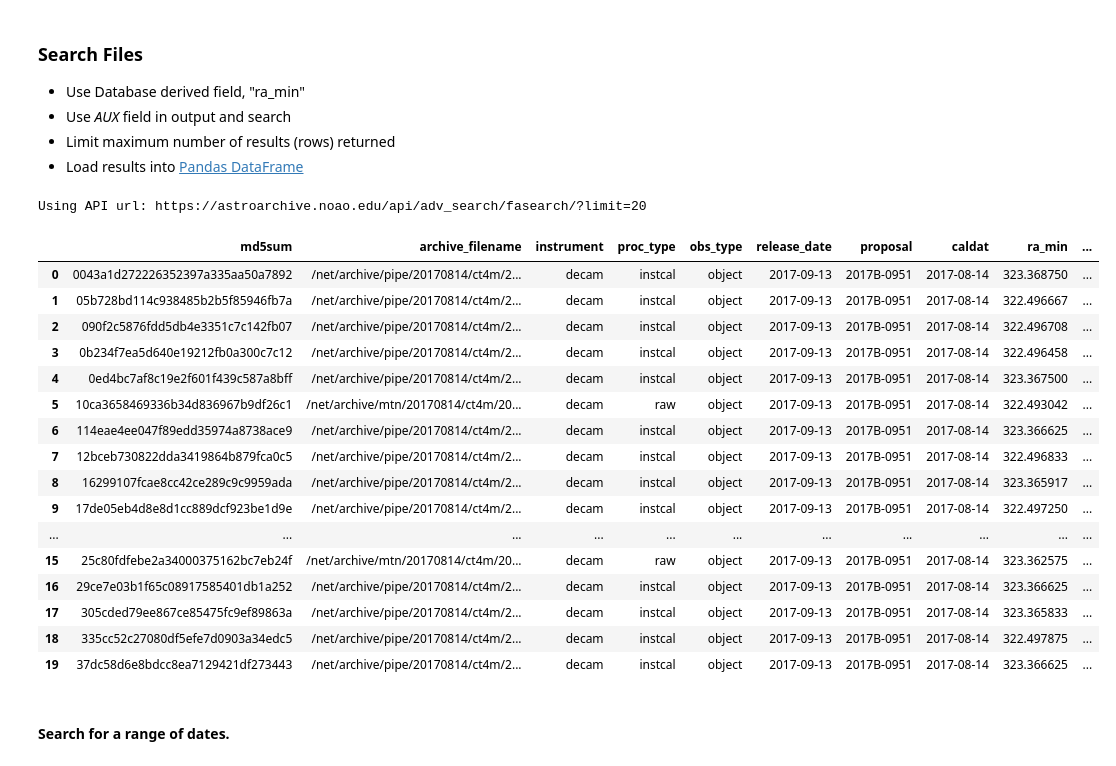
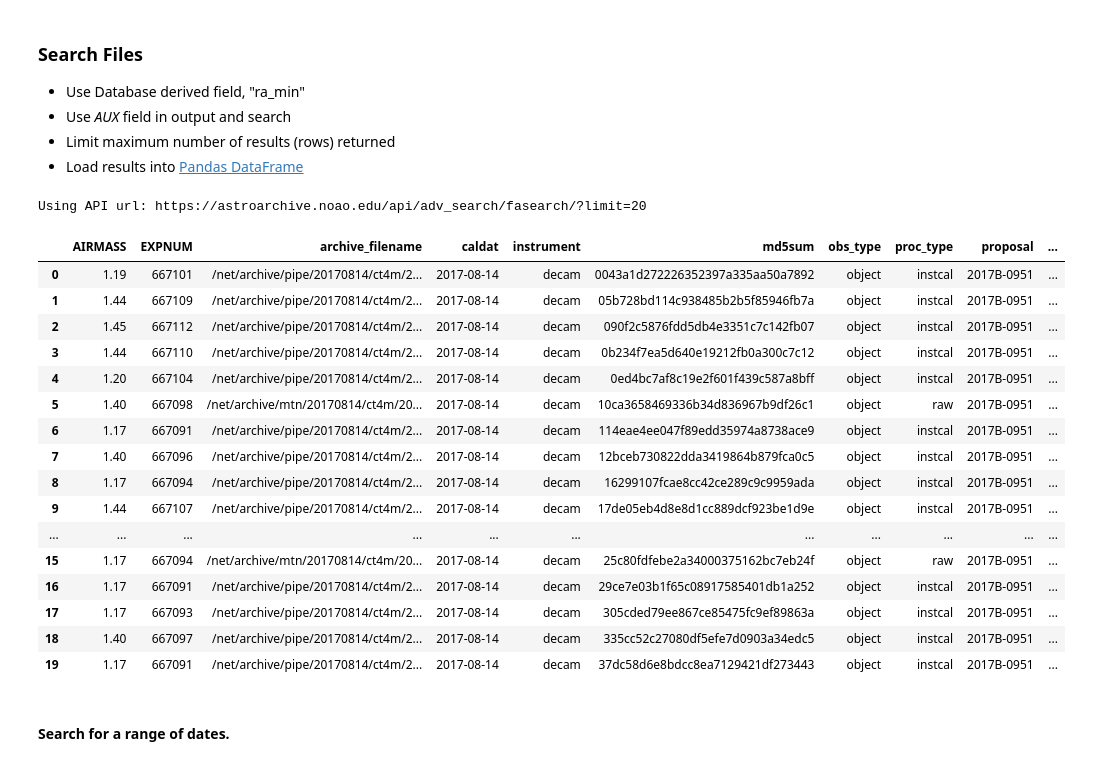
Before and after one commit to NOAO/nat-nb, a Jupyter notebook: advanced-search.ipynb, the cells around one changed output. Drawn from its saved outputs; the diff is of its cells as text; code cells hidden in the pictures.

Commit message:
updated to match AstroArchive Release 2020.09

```diff
--- a/advanced-search.ipynb
+++ b/advanced-search.ipynb
@@ -214,47 +213,47 @@ An Advanced Search is constructed in JSON format, and needs to specify what fiel
 # %%
 jj = {
     "outfields" : [
         "md5sum",
         "ra_min",  # "ra" is a "range_field" in Postgres, access either part of range
         "archive_filename",
         "instrument",
         "proc_type",
         "obs_type",
         "release_date",
         "proposal",
         "caldat",
         "EXPNUM",    # AUX field. Slows search
         "AIRMASS",
     ],
     "search" : [
         ["instrument", "decam"],
         ["proc_type", "raw", "instcal"],
         ["ra_min",322,324],
         ["EXPNUM", 667000, 669000],
     ]
 }
 apiurl = f'{adsurl}/fasearch/?limit=20'
 print(f'Using API url: {apiurl}')
-pd.read_json(json.dumps(requests.post(apiurl,json=jj).json()))
+pd.read_json(json.dumps(requests.post(apiurl,json=jj).json()[1:]))
 # %% [output]
 Using API url: https://astroarchive.noao.edu/api/adv_search/fasearch/?limit=20
-|  | md5sum | archive_filename | instrument | proc_type | obs_type | release_date | proposal | caldat | ra_min | ... |
-| 0 | 0043a1d272226352397a335aa50a7892 | /net/archive/pipe/20170814/ct4m/2... | decam | instcal | object | 2017-09-13 | 2017B-0951 | 2017-08-14 | 323.368750 | ... |
-| 1 | 05b728bd114c938485b2b5f85946fb7a | /net/archive/pipe/20170814/ct4m/2... | decam | instcal | object | 2017-09-13 | 2017B-0951 | 2017-08-14 | 322.496667 | ... |
-| 2 | 090f2c5876fdd5db4e3351c7c142fb07 | /net/archive/pipe/20170814/ct4m/2... | decam | instcal | object | 2017-09-13 | 2017B-0951 | 2017-08-14 | 322.496708 | ... |
-| 3 | 0b234f7ea5d640e19212fb0a300c7c12 | /net/archive/pipe/20170814/ct4m/2... | decam | instcal | object | 2017-09-13 | 2017B-0951 | 2017-08-14 | 322.496458 | ... |
-| 4 | 0ed4bc7af8c19e2f601f439c587a8bff | /net/archive/pipe/20170814/ct4m/2... | decam | instcal | object | 2017-09-13 | 2017B-0951 | 2017-08-14 | 323.367500 | ... |
-| 5 | 10ca3658469336b34d836967b9df26c1 | /net/archive/mtn/20170814/ct4m/20... | decam | raw | object | 2017-09-13 | 2017B-0951 | 2017-08-14 | 322.493042 | ... |
-| 6 | 114eae4ee047f89edd35974a8738ace9 | /net/archive/pipe/20170814/ct4m/2... | decam | instcal | object | 2017-09-13 | 2017B-0951 | 2017-08-14 | 323.366625 | ... |
-| 7 | 12bceb730822dda3419864b879fca0c5 | /net/archive/pipe/20170814/ct4m/2... | decam | instcal | object | 2017-09-13 | 2017B-0951 | 2017-08-14 | 322.496833 | ... |
-| 8 | 16299107fcae8cc42ce289c9c9959ada | /net/archive/pipe/20170814/ct4m/2... | decam | instcal | object | 2017-09-13 | 2017B-0951 | 2017-08-14 | 323.365917 | ... |
-| 9 | 17de05eb4d8e8d1cc889dcf923be1d9e | /net/archive/pipe/20170814/ct4m/2... | decam | instcal | object | 2017-09-13 | 2017B-0951 | 2017-08-14 | 322.497250 | ... |
+|  | AIRMASS | EXPNUM | archive_filename | caldat | instrument | md5sum | obs_type | proc_type | proposal | ... |
+| 0 | 1.19 | 667101 | /net/archive/pipe/20170814/ct4m/2... | 2017-08-14 | decam | 0043a1d272226352397a335aa50a7892 | object | instcal | 2017B-0951 | ... |
+| 1 | 1.44 | 667109 | /net/archive/pipe/20170814/ct4m/2... | 2017-08-14 | decam | 05b728bd114c938485b2b5f85946fb7a | object | instcal | 2017B-0951 | ... |
+| 2 | 1.45 | 667112 | /net/archive/pipe/20170814/ct4m/2... | 2017-08-14 | decam | 090f2c5876fdd5db4e3351c7c142fb07 | object | instcal | 2017B-0951 | ... |
+| 3 | 1.44 | 667110 | /net/archive/pipe/20170814/ct4m/2... | 2017-08-14 | decam | 0b234f7ea5d640e19212fb0a300c7c12 | object | instcal | 2017B-0951 | ... |
+| 4 | 1.20 | 667104 | /net/archive/pipe/20170814/ct4m/2... | 2017-08-14 | decam | 0ed4bc7af8c19e2f601f439c587a8bff | object | instcal | 2017B-0951 | ... |
+| 5 | 1.40 | 667098 | /net/archive/mtn/20170814/ct4m/20... | 2017-08-14 | decam | 10ca3658469336b34d836967b9df26c1 | object | raw | 2017B-0951 | ... |
+| 6 | 1.17 | 667091 | /net/archive/pipe/20170814/ct4m/2... | 2017-08-14 | decam | 114eae4ee047f89edd35974a8738ace9 | object | instcal | 2017B-0951 | ... |
+| 7 | 1.40 | 667096 | /net/archive/pipe/20170814/ct4m/2... | 2017-08-14 | decam | 12bceb730822dda3419864b879fca0c5 | object | instcal | 2017B-0951 | ... |
+| 8 | 1.17 | 667094 | /net/archive/pipe/20170814/ct4m/2... | 2017-08-14 | decam | 16299107fcae8cc42ce289c9c9959ada | object | instcal | 2017B-0951 | ... |
+| 9 | 1.44 | 667107 | /net/archive/pipe/20170814/ct4m/2... | 2017-08-14 | decam | 17de05eb4d8e8d1cc889dcf923be1d9e | object | instcal | 2017B-0951 | ... |
 | ... | ... | ... | ... | ... | ... | ... | ... | ... | ... | ... |
-| 15 | 25c80fdfebe2a34000375162bc7eb24f | /net/archive/mtn/20170814/ct4m/20... | decam | raw | object | 2017-09-13 | 2017B-0951 | 2017-08-14 | 323.362575 | ... |
-| 16 | 29ce7e03b1f65c08917585401db1a252 | /net/archive/pipe/20170814/ct4m/2... | decam | instcal | object | 2017-09-13 | 2017B-0951 | 2017-08-14 | 323.366625 | ... |
-| 17 | 305cded79ee867ce85475fc9ef89863a | /net/archive/pipe/20170814/ct4m/2... | decam | instcal | object | 2017-09-13 | 2017B-0951 | 2017-08-14 | 323.365833 | ... |
-| 18 | 335cc52c27080df5efe7d0903a34edc5 | /net/archive/pipe/20170814/ct4m/2... | decam | instcal | object | 2017-09-13 | 2017B-0951 | 2017-08-14 | 322.497875 | ... |
-| 19 | 37dc58d6e8bdcc8ea7129421df273443 | /net/archive/pipe/20170814/ct4m/2... | decam | instcal | object | 2017-09-13 | 2017B-0951 | 2017-08-14 | 323.366625 | ... |
+| 15 | 1.17 | 667094 | /net/archive/mtn/20170814/ct4m/20... | 2017-08-14 | decam | 25c80fdfebe2a34000375162bc7eb24f | object | raw | 2017B-0951 | ... |
+| 16 | 1.17 | 667091 | /net/archive/pipe/20170814/ct4m/2... | 2017-08-14 | decam | 29ce7e03b1f65c08917585401db1a252 | object | instcal | 2017B-0951 | ... |
+| 17 | 1.17 | 667093 | /net/archive/pipe/20170814/ct4m/2... | 2017-08-14 | decam | 305cded79ee867ce85475fc9ef89863a | object | instcal | 2017B-0951 | ... |
+| 18 | 1.40 | 667097 | /net/archive/pipe/20170814/ct4m/2... | 2017-08-14 | decam | 335cc52c27080df5efe7d0903a34edc5 | object | instcal | 2017B-0951 | ... |
+| 19 | 1.17 | 667091 | /net/archive/pipe/20170814/ct4m/2... | 2017-08-14 | decam | 37dc58d6e8bdcc8ea7129421df273443 | object | instcal | 2017B-0951 | ... |
 # %% [markdown]
 #### Search for a range of dates.
 # %%
```
Also changed, not shown: parts of 23 cells of this notebook, 4 other files.
